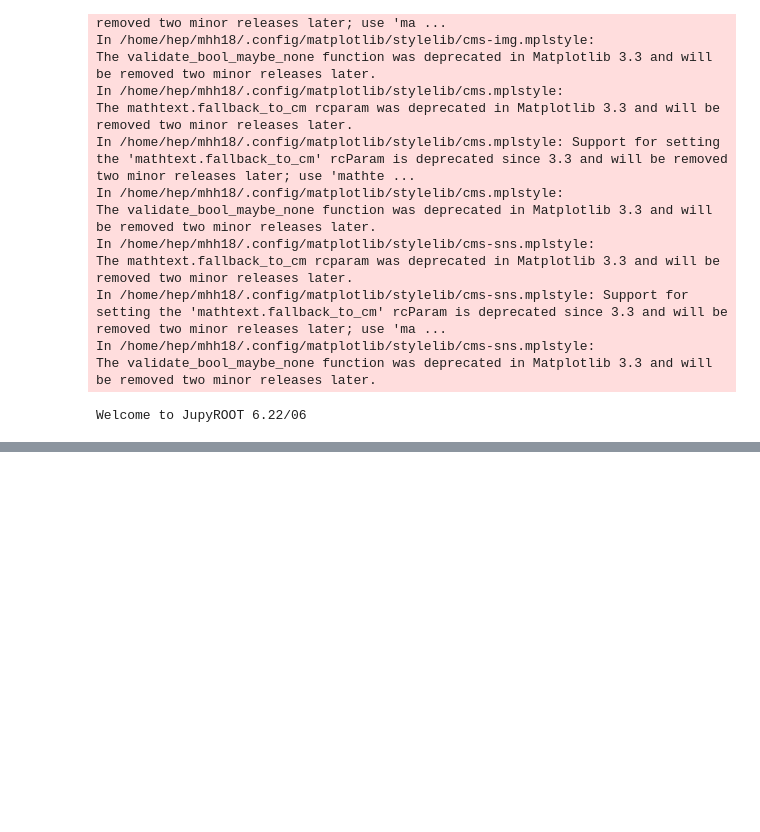
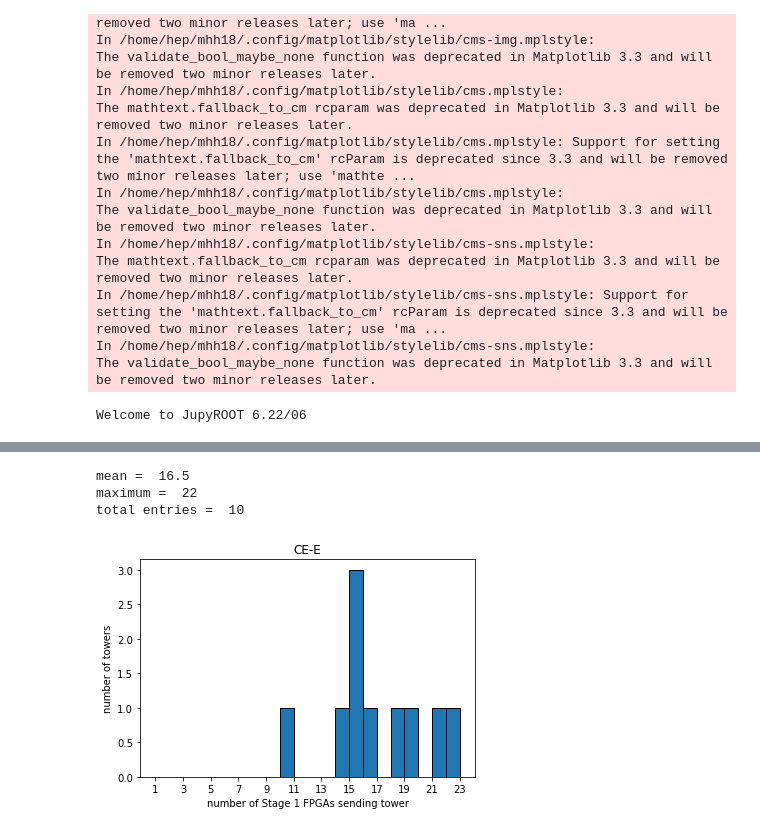
Before and after one commit to mhassans/tower-energy, a Jupyter notebook: jupyter/NumBundlesPerEachTower.ipynb, the cells around one changed output, grey strips where cells are left out. Saved outputs shown, nothing was run; the diff lists cells and outputs as text; code cells hidden in the pictures; blank space fills up the shorter version.

```diff
--- a/jupyter/NumBundlesPerEachTower.ipynb
+++ b/jupyter/NumBundlesPerEachTower.ipynb
@@ -73,3 +40,0 @@ def plotHist(data):
-# %%
-data = df['EM']
-plotHist(data)
@@ -82,0 +132,7 @@ plotHist(data)
+# %%
+plotHist(df_countedTwiceEM['EM'], 'df_countedTwiceEM')
+# %% [output]
+mean =  16.5
+maximum =  22
+total entries =  10
+[figure, added]
```
Also changed, not shown: parts of 16 cells of this notebook, 1 other file.
